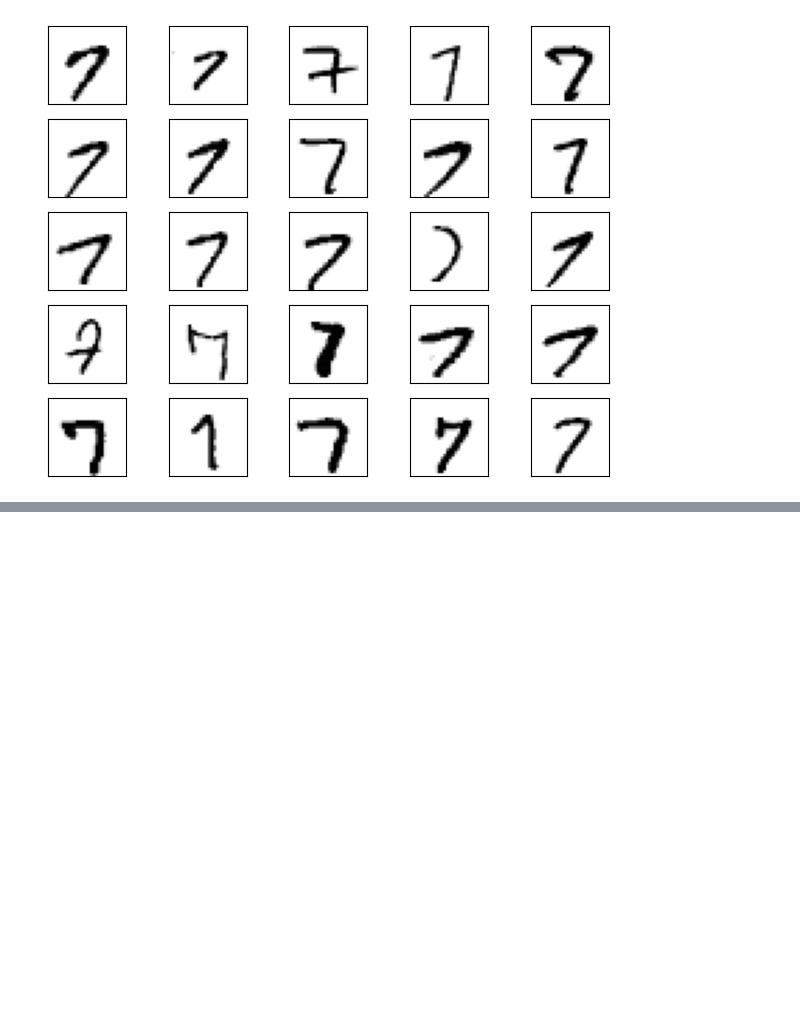
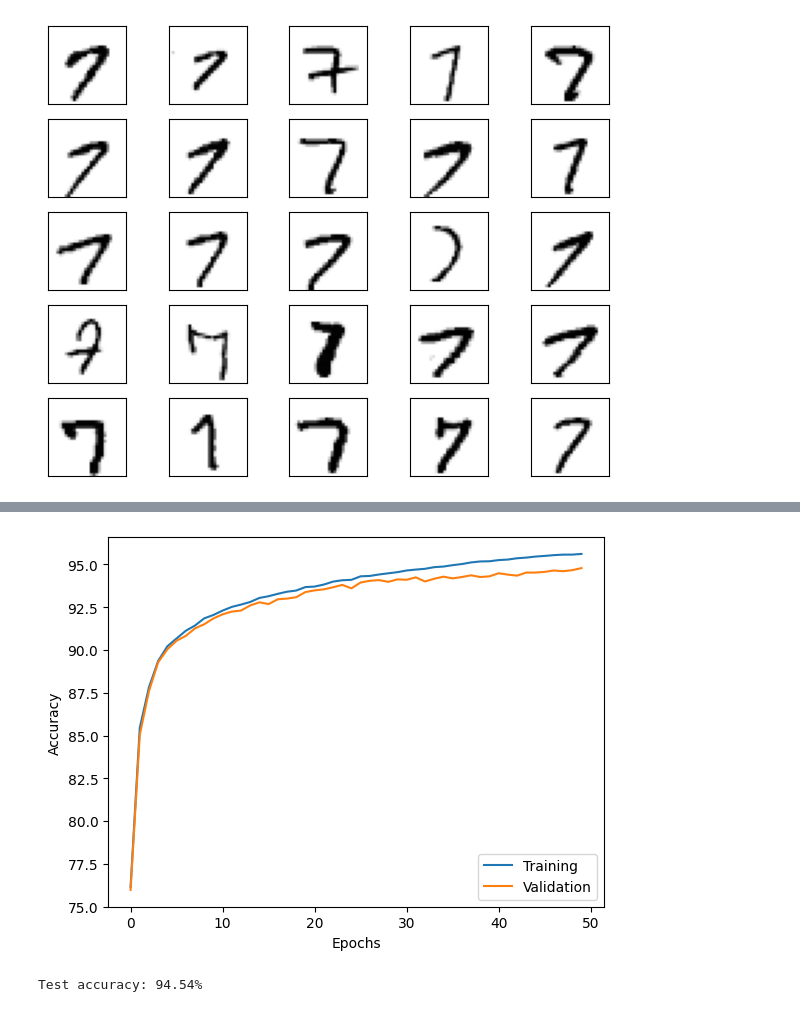
Before and after one commit to quantanty/ml-pytorch-sklearn-book, a Jupyter notebook: chapter11.ipynb, the cells around one changed output, grey strips where cells are left out. Cells and saved outputs as stored; diff of their text form; code cells hidden in the pictures; blank space fills up the shorter version.

```diff
--- a/chapter11.ipynb
+++ b/chapter11.ipynb
@@ -42,0 +174,14 @@ X_train, X_valid, y_trian, y_valid = train_test_split(X_temp, y_temp, test_size=
+# %%
+plt.plot(range(len(epoch_train_acc)), epoch_train_acc, label='Training')
+plt.plot(range(len(epoch_valid_acc)), epoch_valid_acc, label='Validation')
+plt.ylabel('Accuracy')
+plt.xlabel('Epochs')
+plt.legend(loc='lower right')
+plt.show()
+# %% [output]
+[figure, added]
+# %%
+test_mse, test_acc = compute_mse_and_acc(model, X_test, y_test)
+print(f'Test accuracy: {test_acc*100:.2f}%')
+# %% [output]
+Test accuracy: 94.54%
```
Also changed, not shown: parts of 13 cells of this notebook, 1 other file.
